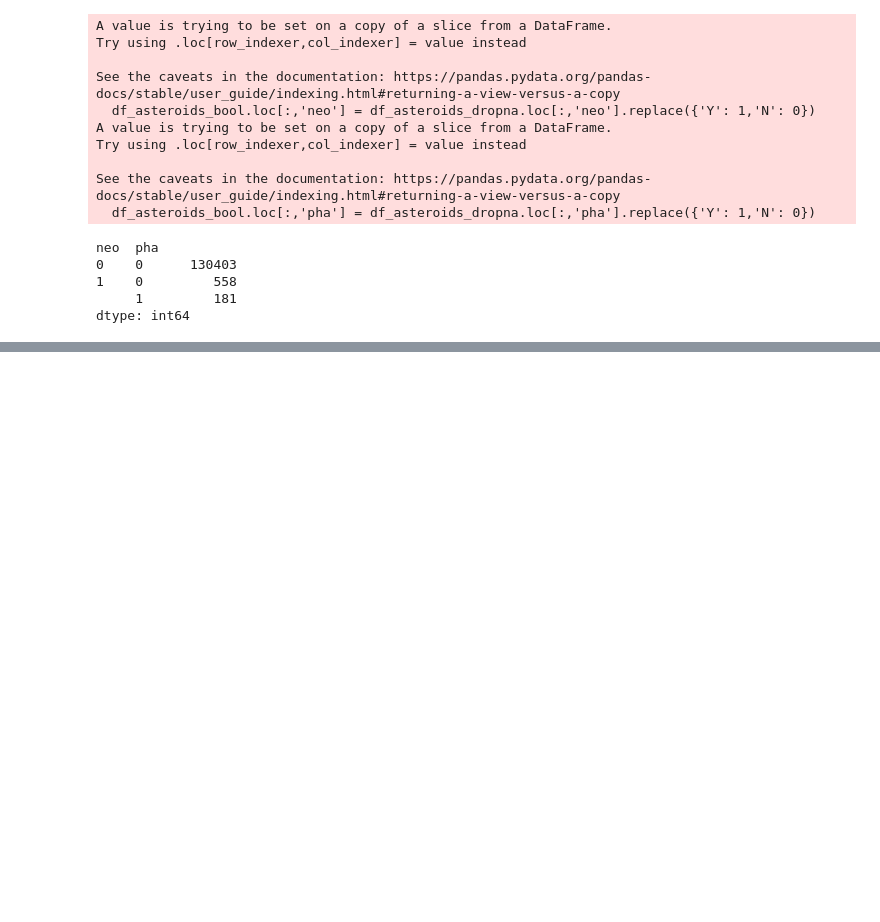
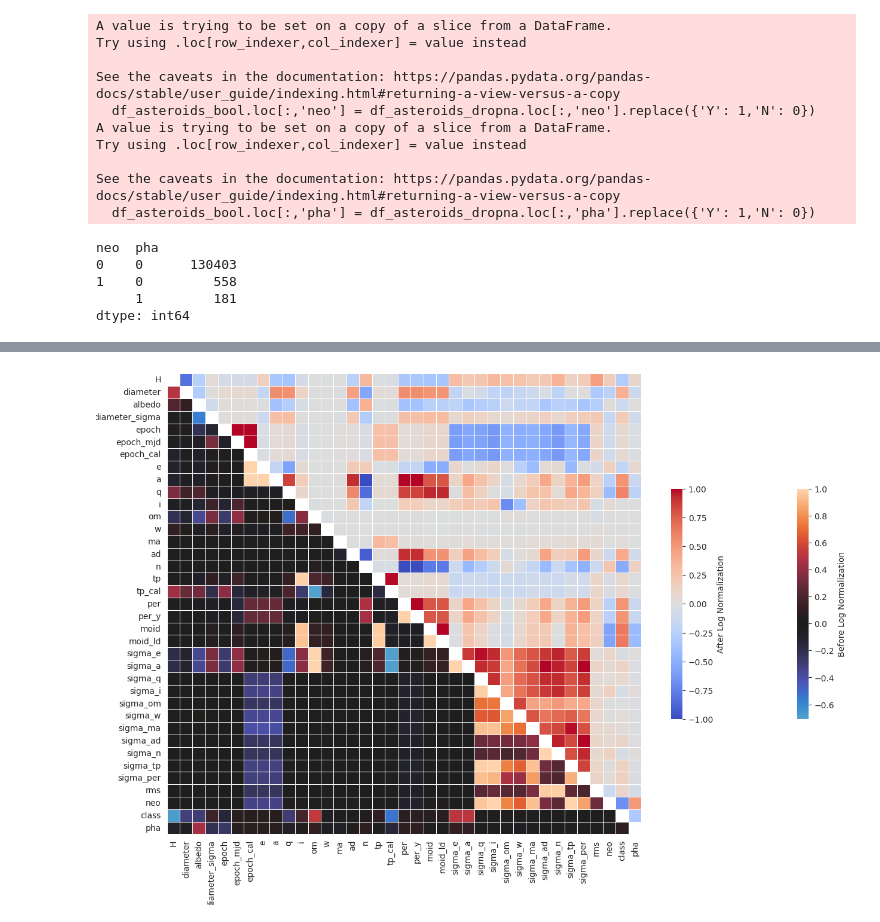
Before and after one commit to tinkersain/AsteroidDetection, a Jupyter notebook: Models/Training/train.ipynb, the cells around one changed output, grey strips where cells are left out. Cells and saved outputs as stored; diff of their text form; code cells hidden in the pictures; blank space fills up the shorter version.

```diff
--- a/Models/Training/train.ipynb
+++ b/Models/Training/train.ipynb
@@ -195,0 +270,24 @@ dtype: int64
+# %%
+df_asteroid_normalized['pha'] = df_asteroid_normalized['pha'].astype('int64')
+
+an_corr = df_asteroid_normalized.corr()   #calculate the correlations between logged data
+
+#define the size of the graph
+f = plt.figure(figsize = (16,10))
+
+#define the mask for the regular heat map
+mask = np.zeros_like(a_corr)
+mask[np.triu_indices_from(mask)] = True
+
+# Display the correlation heatmap for the non normalized
+with sns.axes_style("white"):
+    ax1 = sns.heatmap(a_corr, mask=mask, cbar_kws={'label': 'Before Log Normalization',"shrink": .5},vmax=1.0, center=0, linewidths=.5,fmt=".1f")
+
+#define the 2nd mask for the same graph
+mask2 = np.zeros_like(a_corr)
+mask2[np.tril_indices_from(mask2)] = True
+# Display the correlation heatmap for the normalized
+with sns.axes_style("white"):
+    ax2 = sns.heatmap(an_corr, mask=mask2,cmap="coolwarm", cbar_kws={'label': 'After Log Normalization',"shrink": .5},vmax=1.0, center=0, linewidths=.5,fmt=".1f")
+# %% [output]
+[figure, added]
```
Also changed, not shown: parts of 9 cells of this notebook.
